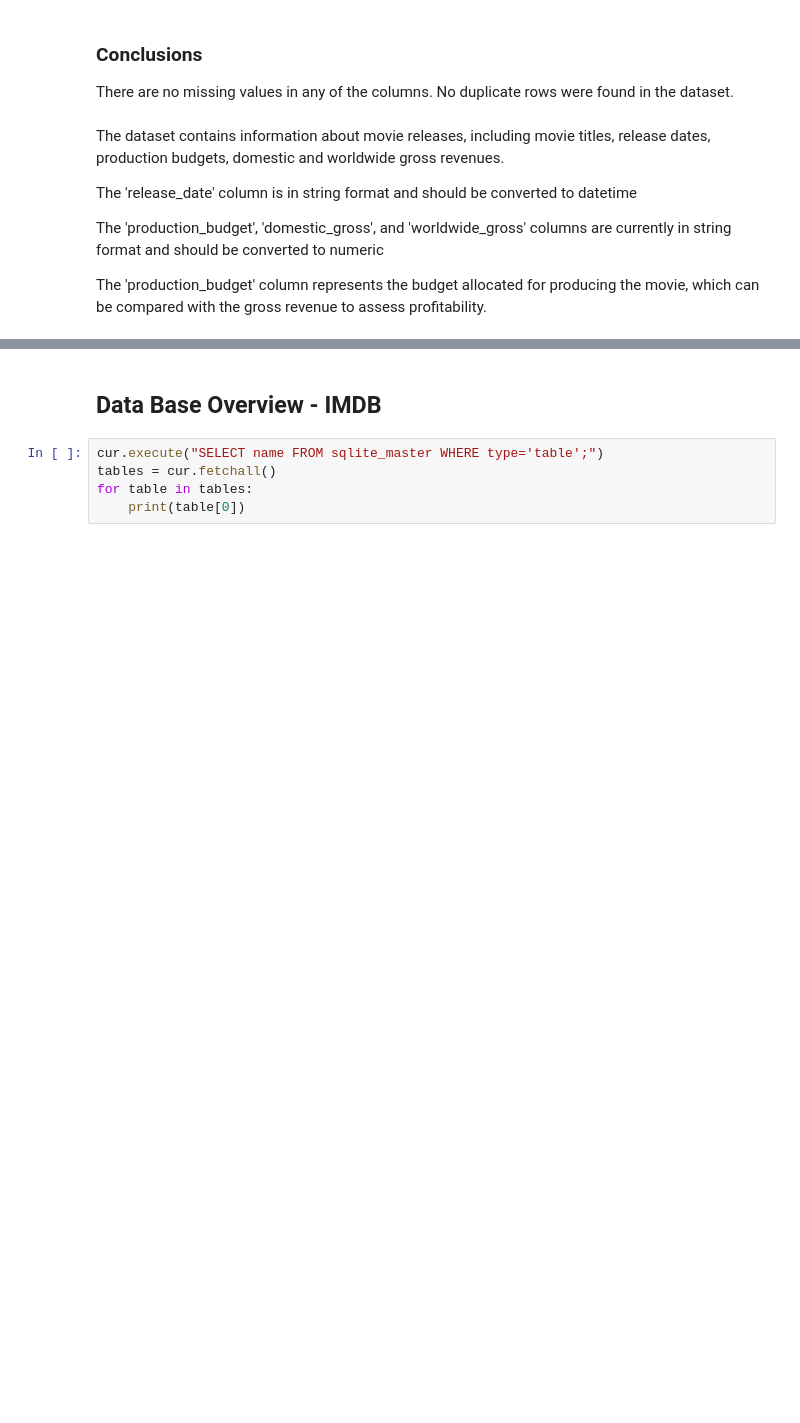
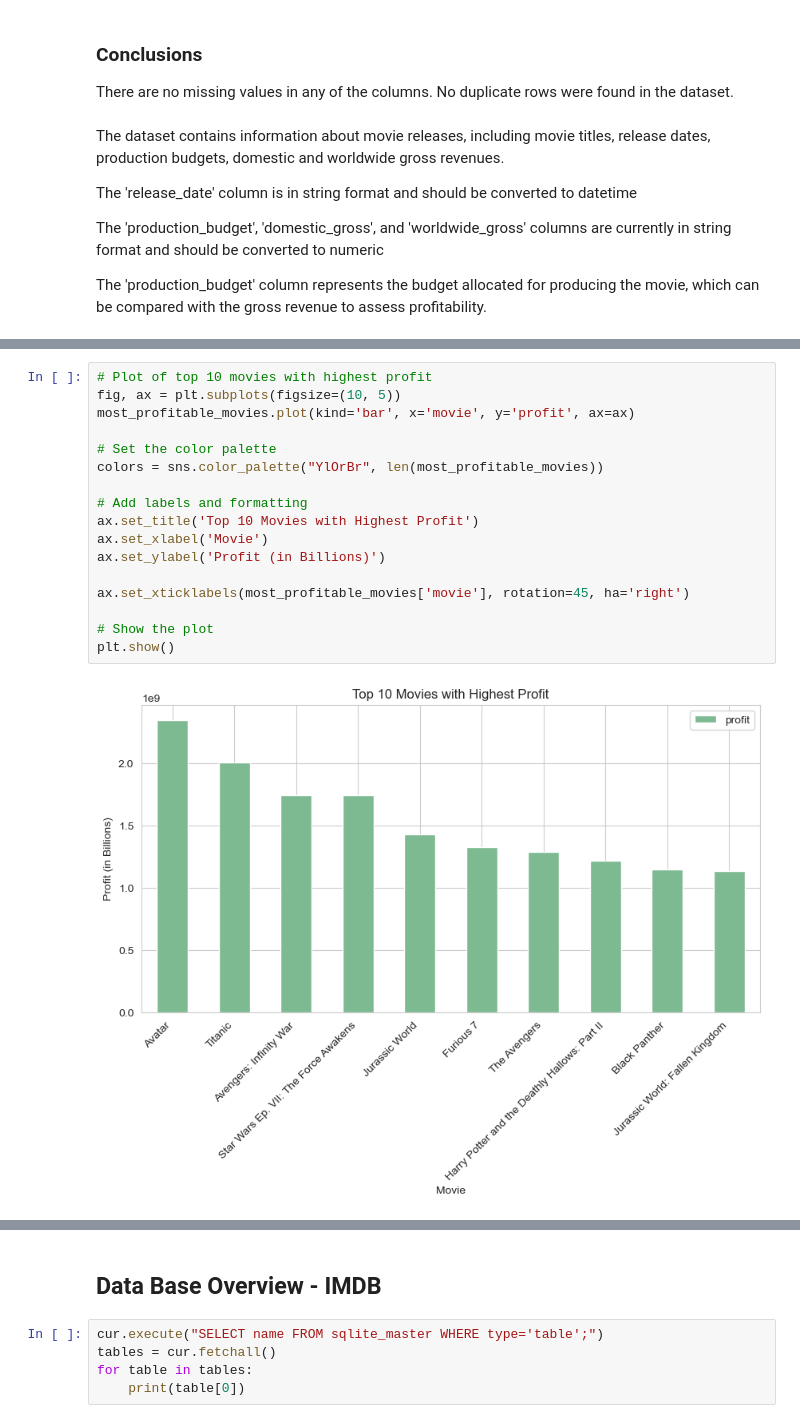
Before and after one commit to geomwangi007/Microsoft-Studio-Project, a Jupyter notebook: student.ipynb, the cells around one changed output, grey strips where cells are left out. Cells and saved outputs as stored; diff of their text form; blank space fills up the shorter version.

Commit message:
plotting of the visualizations

```diff
--- a/student.ipynb
+++ b/student.ipynb
@@ -679,0 +723,19 @@ tn_movie_budgets.head()
+# %%
+# Plot of top 10 movies with highest profit
+fig, ax = plt.subplots(figsize=(10, 5))
+most_profitable_movies.plot(kind='bar', x='movie', y='profit', ax=ax)
+
+# Set the color palette
+colors = sns.color_palette("YlOrBr", len(most_profitable_movies))
+
+# Add labels and formatting
+ax.set_title('Top 10 Movies with Highest Profit')
+ax.set_xlabel('Movie')
+ax.set_ylabel('Profit (in Billions)')
+
+ax.set_xticklabels(most_profitable_movies['movie'], rotation=45, ha='right')
+
+# Show the plot
+plt.show()
+# %% [output]
+[figure, added]
```
Also changed, not shown: parts of 14 cells of this notebook.
